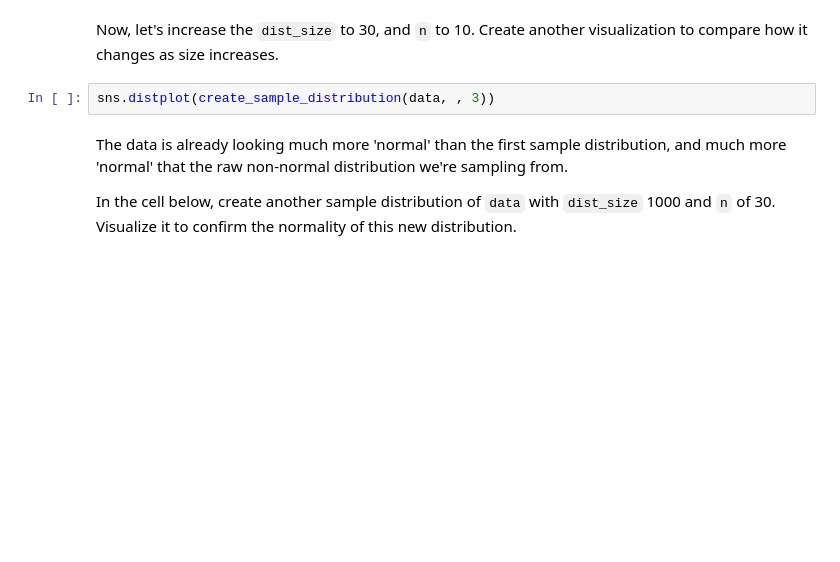
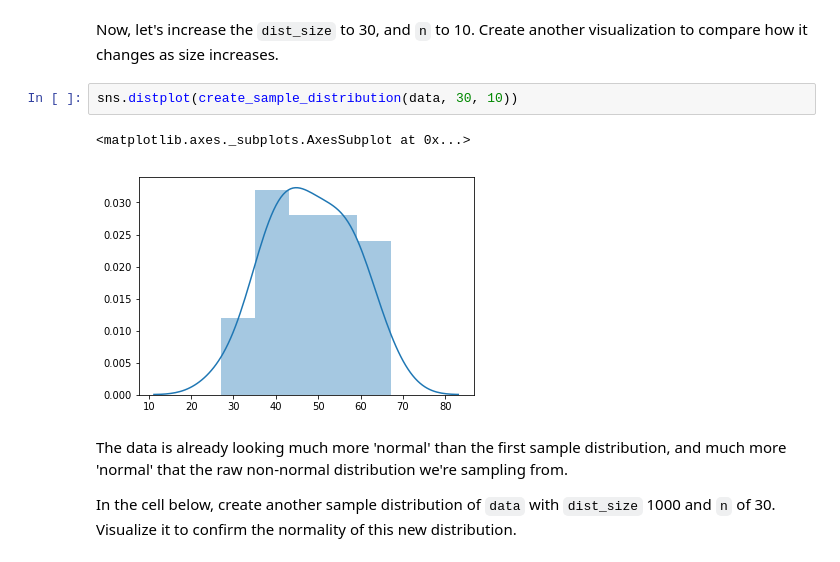
Before and after one commit to minotaur142/dsc-central-limit-theorem-lab-nyc-ds-060319, a Jupyter notebook: index.ipynb, the cells around one changed output. Cells and saved outputs as stored; diff of their text form; blank space fills up the shorter version.

```diff
--- a/index.ipynb
+++ b/index.ipynb
@@ -112,7 +112,10 @@ sns.distplot(create_sample_distribution(data, 10, 3))
 # %% [markdown]
 Now, let's increase the `dist_size` to 30, and `n` to 10.  Create another visualization to compare how it changes as size increases.
 # %%
-sns.distplot(create_sample_distribution(data, , 3))
+sns.distplot(create_sample_distribution(data, 30, 10))
+# %% [output]
+<matplotlib.axes._subplots.AxesSubplot at 0x...>
+[figure, added]
 # %% [markdown]
 The data is already looking much more 'normal' than the first sample distribution, and much more 'normal' that the raw non-normal distribution we're sampling from.
 
```
